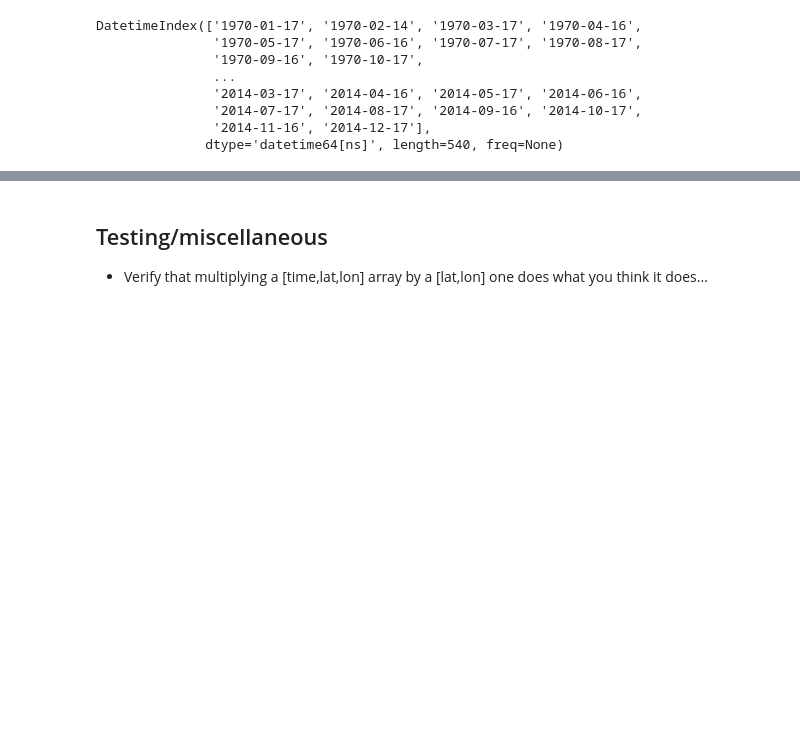
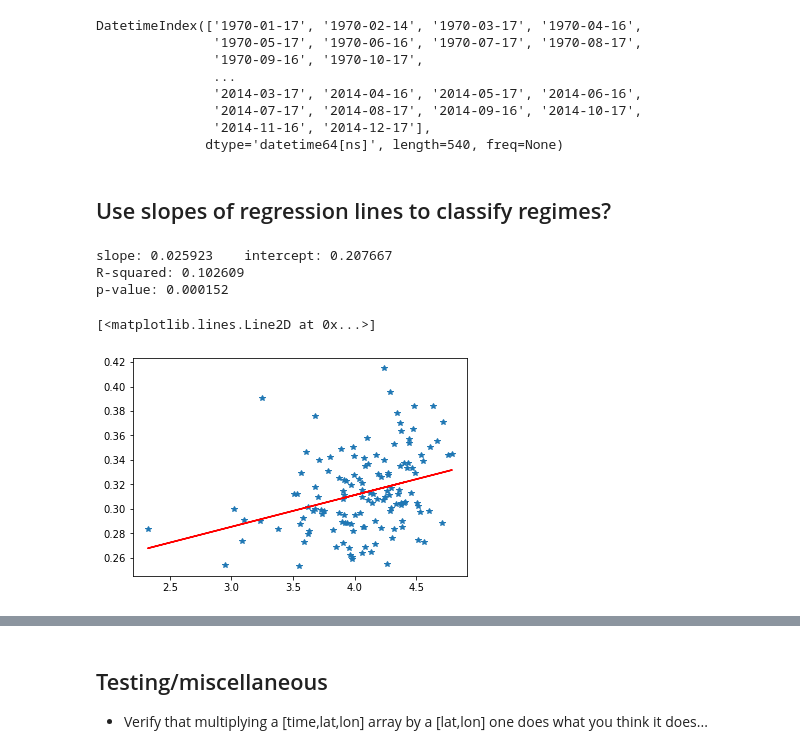
Before and after one commit to megandevlan/CLUBB_statistics, a Jupyter notebook: Regional_CombineUV.ipynb, the cells around one changed output, grey strips where cells are left out. Drawn from its saved outputs; the diff is of its cells as text; code cells hidden in the pictures; blank space fills up the shorter version.

Commit message:
Slope analysis

```diff
--- a/Regional_CombineUV.ipynb
+++ b/Regional_CombineUV.ipynb
@@ -1459,3 +1505,45 @@ DatetimeIndex(['1970-01-17', '1970-02-14', '1970-03-17', '1970-04-16',
                '2014-07-17', '2014-08-17', '2014-09-16', '2014-10-17',
                '2014-11-16', '2014-12-17'],
               dtype='datetime64[ns]', length=540, freq=None)
+# %% [markdown]
+## Use slopes of regression lines to classify regimes?
+# %%
+# Let's first just look at JJA values
+sfcWindSpd_JJA = sfcWindSpd[iJJA,:,:]
+sfcWindVar_JJA = sfcWindVar[iJJA,:,:]
+PBLH_JJA       = PBLH[iJJA,:,:]
+
+slope_SpdVar_JJA = np.full([len(lat), len(lon)], np.nan)   # Save slope
+int_SpdVar_JJA = np.full([len(lat), len(lon)], np.nan)     # Save intercept
+r_SpdVar_JJA = np.full([len(lat), len(lon)], np.nan)       # Save r value (correlation coefficient)
+p_SpdVar_JJA = np.full([len(lat), len(lon)], np.nan)       # Save p value (Two-sided p-value for a hypothesis test whose null hypothesis is that the slope is zero)
+
+for ilat in range(len(lat)):
+    for ilon in range(len(lon)):
+        x = sfcWindSpd_JJA[:,ilat,ilon]
+        y = sfcWindVar_JJA[:,ilat,ilon]
+
+        # Perform linear regression
+        slope_SpdVar_JJA[ilat,ilon], int_SpdVar_JJA[ilat,ilon], r_SpdVar_JJA[ilat,ilon], p_SpdVar_JJA[ilat,ilon], std_err = stats.linregress(x, y)
+# %%
+# Test for above code
+
+ilat = 130
+ilon = 195
+
+plt.plot(sfcWindSpd_JJA[:,ilat,ilon], sfcWindVar_JJA[:,ilat,ilon], '*')
+
+# Perform linear regression
+slope, intercept, r_value, p_value, std_err = stats.linregress(sfcWindSpd_JJA[:,ilat,ilon], sfcWindVar_JJA[:,ilat,ilon])
+
+print("slope: %f    intercept: %f" % (slope, intercept))
+print("R-squared: %f" % r_value**2)
+print("p-value: %f" % p_value)
+
+plt.plot(sfcWindSpd_JJA[:,ilat,ilon], intercept + slope*sfcWindSpd_JJA[:,ilat,ilon], 'r-')
+# %% [output]
+slope: 0.025923    intercept: 0.207667
+R-squared: 0.102609
+p-value: 0.000152
+[<matplotlib.lines.Line2D at 0x...>]
+[figure, added]
```
Also changed, not shown: parts of 34 cells of this notebook, 1 other file.
